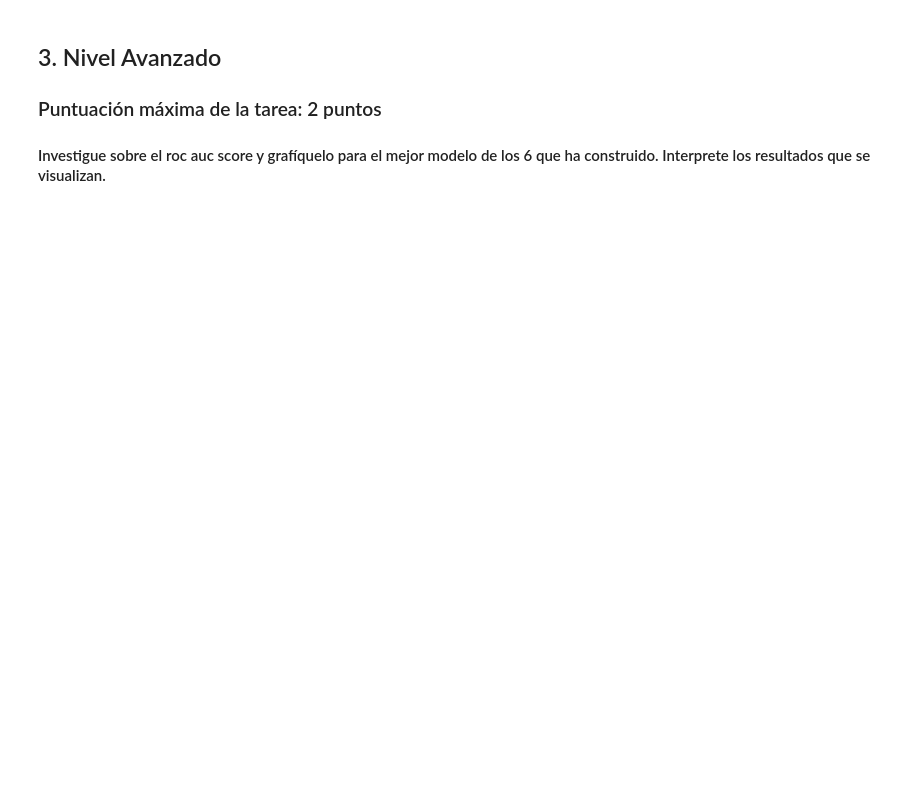
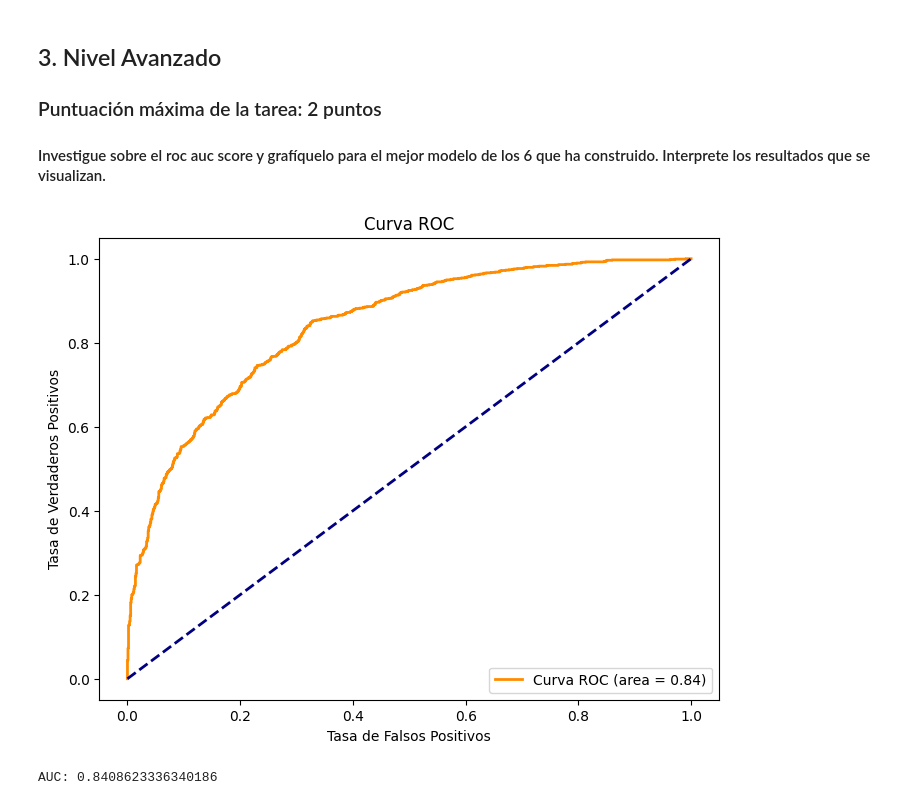
Before and after one commit to JuanAlfonso11/practica3npl, a Jupyter notebook: Práctica 3 - Clasificación de Textos.ipynb, the cells around one changed output. Drawn from its saved outputs; the diff is of its cells as text; code cells hidden in the pictures; blank space fills up the shorter version.

```diff
--- a/Práctica 3 - Clasificación de Textos.ipynb
+++ b/Práctica 3 - Clasificación de Textos.ipynb
@@ -129,0 +145,14 @@ Utilice esta celda para colocar comentarios en el notebook, cuando lo estime nec
+# %%
+df = pd.read_csv("reviews_rotten_tomatoes.csv")
+
+def limpiar_texto(texto):
+    texto = texto.lower()
+    texto = re.sub(r"[^a-z\s]", "", texto)  # Eliminar caracteres no alfabéticos
+    return texto
+
+df['cleaned_reviews'] = df['reviews'].apply(limpiar_texto)
+# %%
+vectorizer = CountVectorizer(stop_words='english')
+X = vectorizer.fit_transform(df['cleaned_reviews'])
+y = df['labels']
+X_train, X_test, y_train, y_test = train_test_split(X, y, test_size=0.2, random_state=42)
@@ -131,3 +197,33 @@ Utilice esta celda para colocar comentarios en el notebook, cuando lo estime nec
 ## 3. Nivel Avanzado
 ### Puntuación máxima de la tarea: 2 puntos
 #### Investigue sobre el roc auc score y grafíquelo para el mejor modelo de los 6 que ha construido. Interprete los resultados que se visualizan.
+# %%
+from sklearn.metrics import roc_curve, auc
+import matplotlib.pyplot as plt
+
+# Entrenamos el mejor modelo (Naive Bayes en este caso)
+modelo = MultinomialNB()
+modelo.fit(X_train, y_train)
+
+# Obtener las probabilidades de predicción
+y_prob = modelo.predict_proba(X_test)[:, 1]
+
+# Calcular las métricas para ROC
+fpr, tpr, thresholds = roc_curve(y_test, y_prob)
+roc_auc = auc(fpr, tpr)
+
+# Graficar la curva ROC
+plt.figure(figsize=(8, 6))
+plt.plot(fpr, tpr, color='darkorange', lw=2, label='Curva ROC (area = %0.2f)' % roc_auc)
+plt.plot([0, 1], [0, 1], color='navy', lw=2, linestyle='--')  # Línea aleatoria
+plt.xlabel('Tasa de Falsos Positivos')
+plt.ylabel('Tasa de Verdaderos Positivos')
+plt.title('Curva ROC')
+plt.legend(loc='lower right')
+plt.show()
+
+# Mostrar AUC
+print(f"AUC: {roc_auc}")
+# %% [output]
+[figure, added]
+AUC: 0.8408623336340186
```
Also changed, not shown: parts of 7 cells of this notebook.
